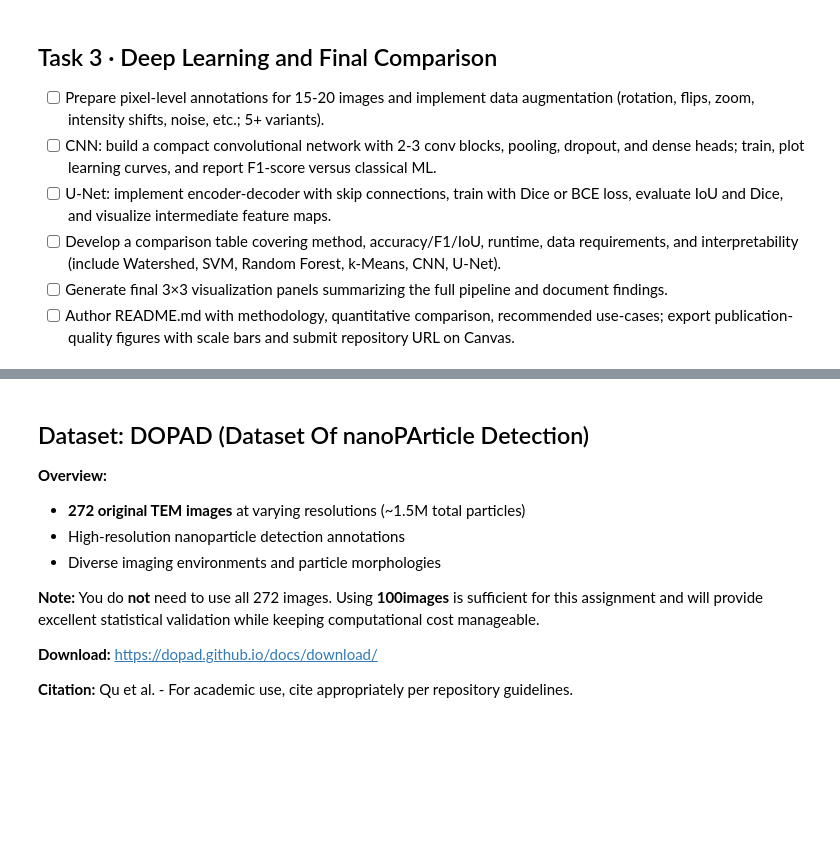
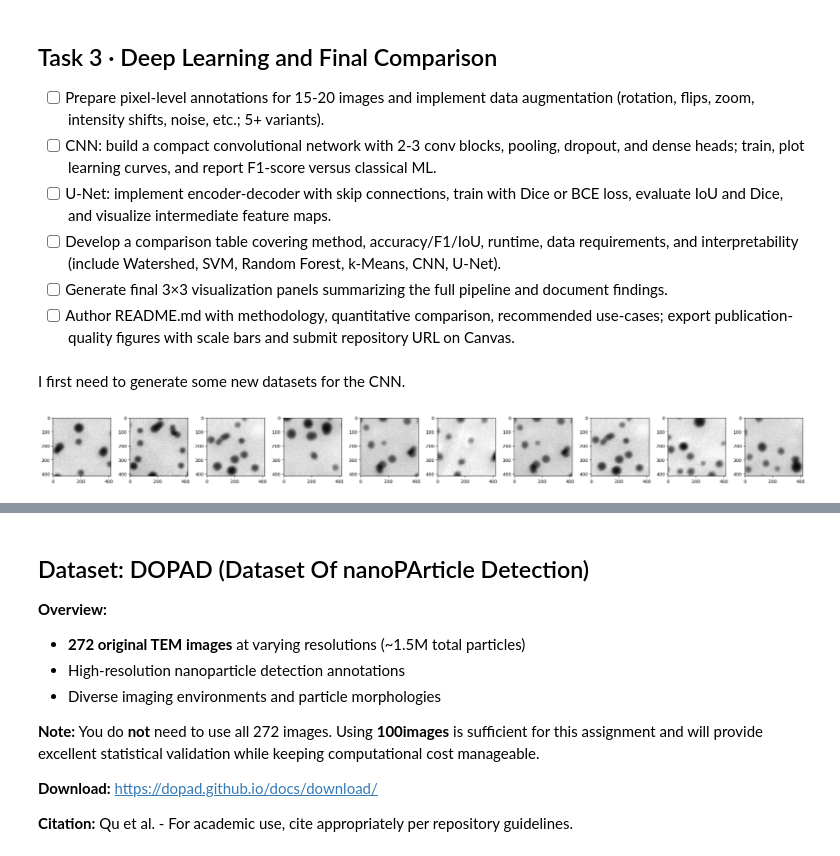
Before and after one commit to aramichang/MATSCI465_AramiChang, a Jupyter notebook: weeks3&4/assignment_04_combined.ipynb, the cells around one changed output, grey strips where cells are left out. Cells and saved outputs as stored; diff of their text form; code cells hidden in the pictures; blank space fills up the shorter version.

```diff
--- a/weeks3&4/assignment_04_combined.ipynb
+++ b/weeks3&4/assignment_04_combined.ipynb
@@ -423,3 +450,69 @@ Silhouette score for k = 7: 0.304
 - [ ] Develop a comparison table covering method, accuracy/F1/IoU, runtime, data requirements, and interpretability (include Watershed, SVM, Random Forest, k-Means, CNN, U-Net).
 - [ ] Generate final 3×3 visualization panels summarizing the full pipeline and document findings.
 - [ ] Author README.md with methodology, quantitative comparison, recommended use-cases; export publication-quality figures with scale bars and submit repository URL on Canvas.
+# %% [markdown]
+I first need to generate some new datasets for the CNN.
+# %%
+def find_cropped_segments(raw_image):
+    raw_image = raw_image[:,:,0]
+    filtered_image_test = filters.median(raw_image, footprint=morphology.disk(5))
+    enhanced_image_test = exposure.equalize_adapthist(filtered_image_test, clip_limit=0.004)
+    threshold_test = filters.threshold_otsu(enhanced_image_test)
+    binary_test = enhanced_image_test < threshold_test
+    binary_test = morphology.remove_small_objects(binary_test, max_size=20)
+    binary_test = morphology.remove_small_holes(binary_test, max_size=20)
+    distance_test = ndi.distance_transform_edt(binary_test)
+    coords_test = peak_local_max(distance_test, footprint=np.ones((3, 3)), labels=binary_test)
+    mask_test = np.zeros(distance_test.shape, dtype=bool)
+    mask_test[tuple(coords_test.T)] = True
+    markers_test, _test = ndi.label(mask_test)
+    labels_test = watershed(-distance_test, markers_test, mask=binary_test)
+    regions_test = measure.regionprops(labels_test, intensity_image=enhanced_image_test)
+    cropped_imgs = []
+    final_img_size = 128 # 128 x 128 pixel image
+    for region in regions_test:
+
+        # region.bbox is (min_row, min_col, max_row, max_col)
+        r0, c0, r1, c1 = region.bbox
+
+        # Use region centroid to center the 128x128 window
+        r_center, c_center = region.centroid  # (row, col)
+
+        half = final_img_size // 2
+
+        # Place a 128 window centered at the region (integer rounding)
+        r_start = int(round(r_center)) - half
+        c_start = int(round(c_center)) - half
+
+        # FIX 2: clamp so the window stays inside the image (snap to edge/corner if needed)
+        r_start = max(0, min(r_start, raw_image.shape[0] - final_img_size))
+        c_start = max(0, min(c_start, raw_image.shape[1] - final_img_size))
+
+        r_end = r_start + final_img_size
+        c_end = c_start + final_img_size
+
+        # Final safety: enforce exact shape 128x128
+        crop = raw_image[r_start:r_end, c_start:c_end]
+        if crop.shape != (final_img_size, final_img_size):
+            # In rare rounding cases or very small images, snap again
+            r_end = min(H, r_start + final_img_size)
+            c_end = min(W, c_start + final_img_size)
+            r_start = max(0, r_end - final_img_size)
+            c_start = max(0, c_end - final_img_size)
+            crop = raw_image[r_start:r_end, c_start:c_end]
+
+        cropped_imgs.append(crop)
+
+    return cropped_imgs
+
+random_indices = np.random.randint(100, size=10)
+raw_images = []
+for idx in random_indices:
+    raw_images.append(imread(sample_images[idx]))
+
+fig, axs = plt.subplots(1, 10, figsize=(24,5))
+for i in range(10):
+    axs[i].imshow(raw_images[i])
+plt.tight_layout()
+# %% [output]
+[figure, added]
```
Also changed, not shown: parts of 28 cells of this notebook, 2 other files.
